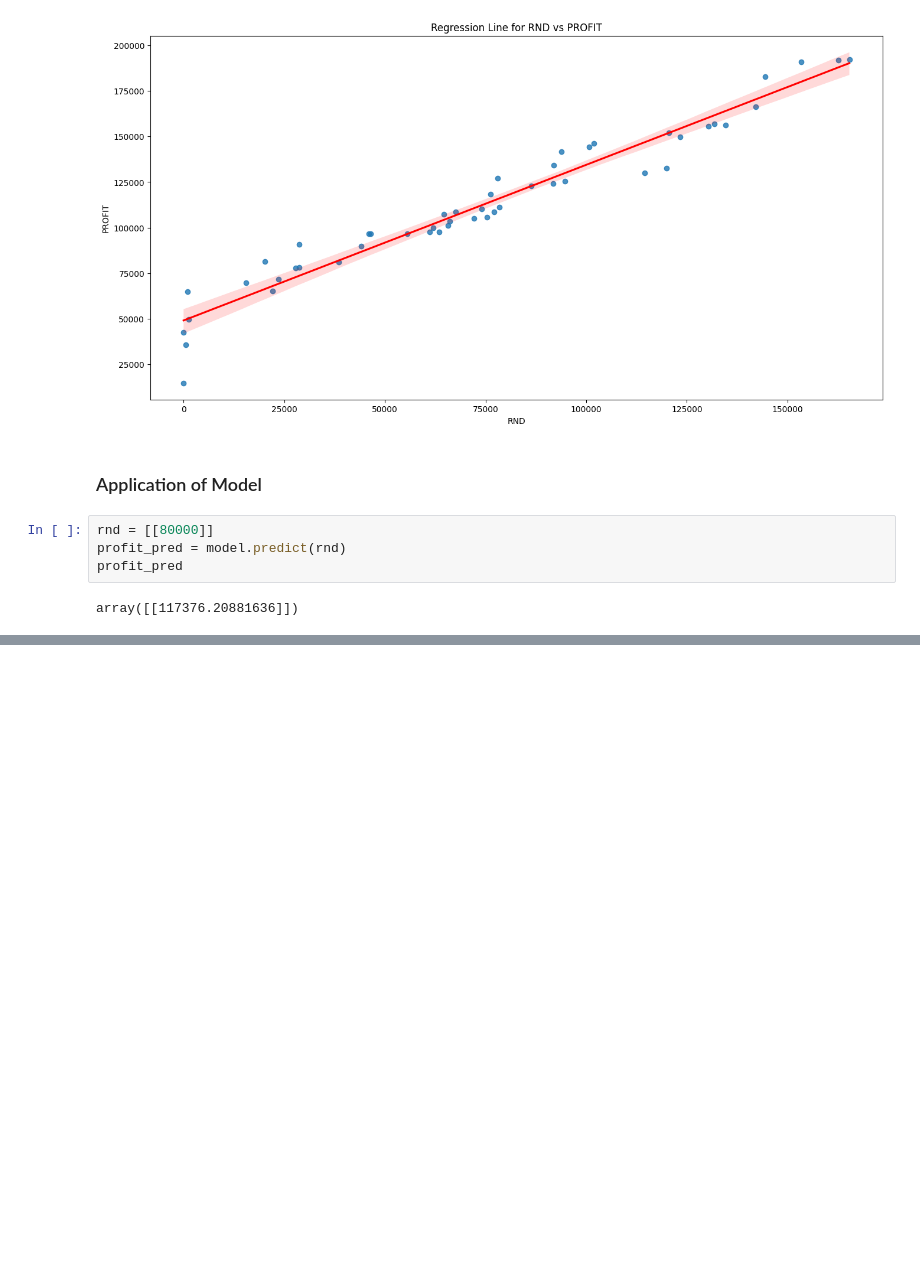
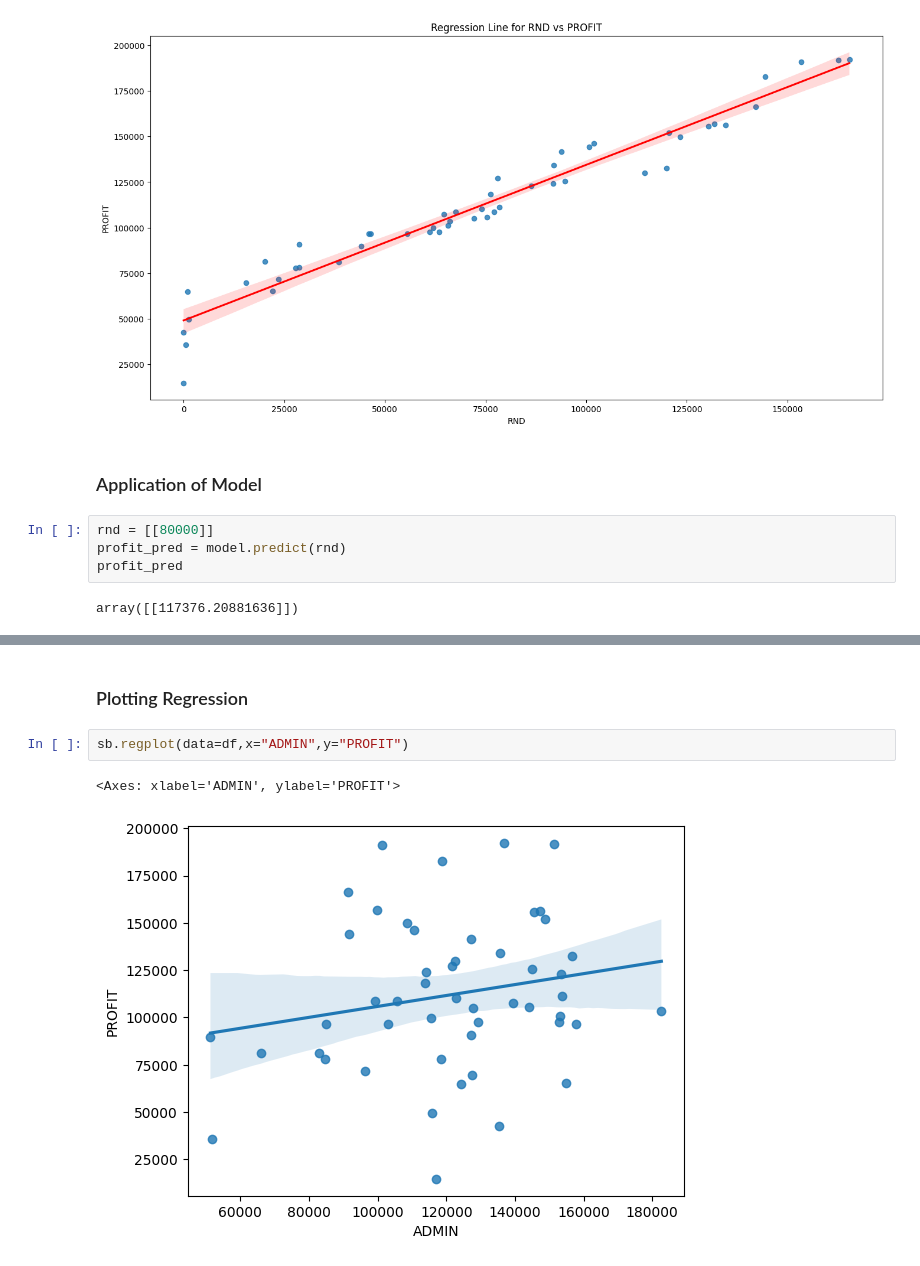
Before and after one commit to arvindravan/python_dsml, a Jupyter notebook: Linear_Regression/LinearRegression.ipynb, the cells around one changed output, grey strips where cells are left out. Drawn from its saved outputs; the diff is of its cells as text; blank space fills up the shorter version.

```diff
--- a/Linear_Regression/LinearRegression.ipynb
+++ b/Linear_Regression/LinearRegression.ipynb
@@ -180,0 +305,7 @@ array([[117376.20881636]])
+# %% [markdown]
+### Plotting Regression
+# %%
+sb.regplot(data=df,x="ADMIN",y="PROFIT")
+# %% [output]
+<Axes: xlabel='ADMIN', ylabel='PROFIT'>
+[figure, added]
```
Also changed, not shown: parts of 17 cells of this notebook.
